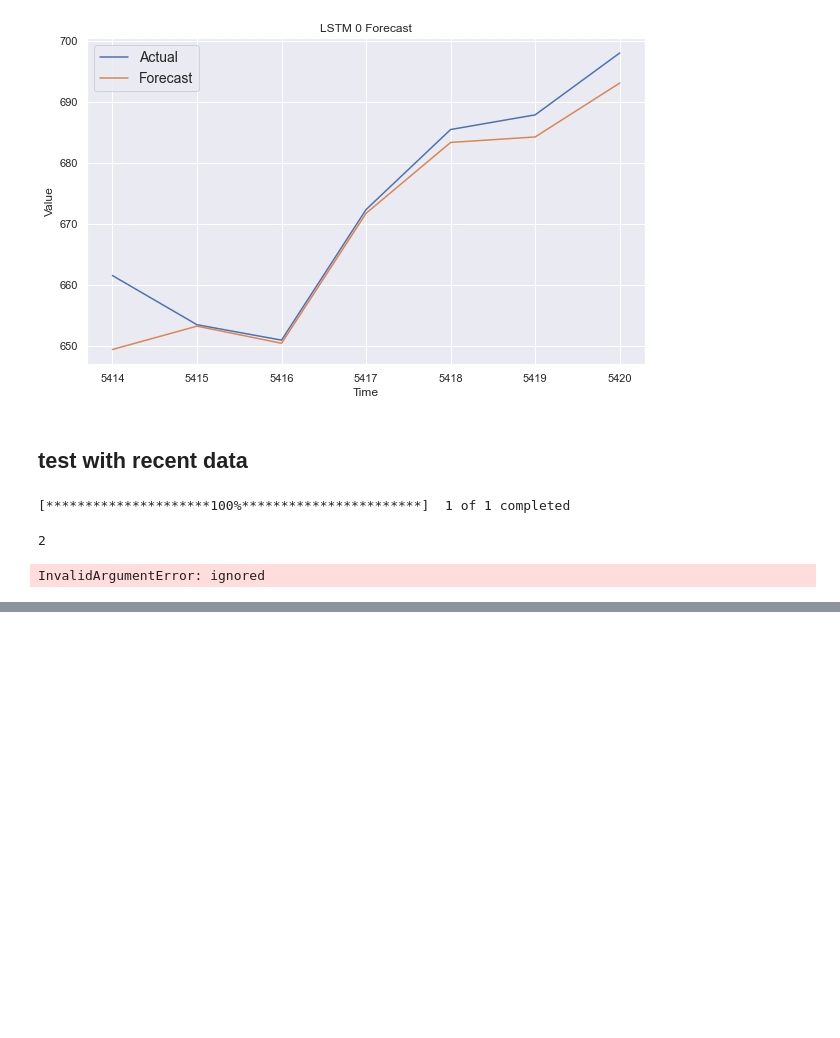
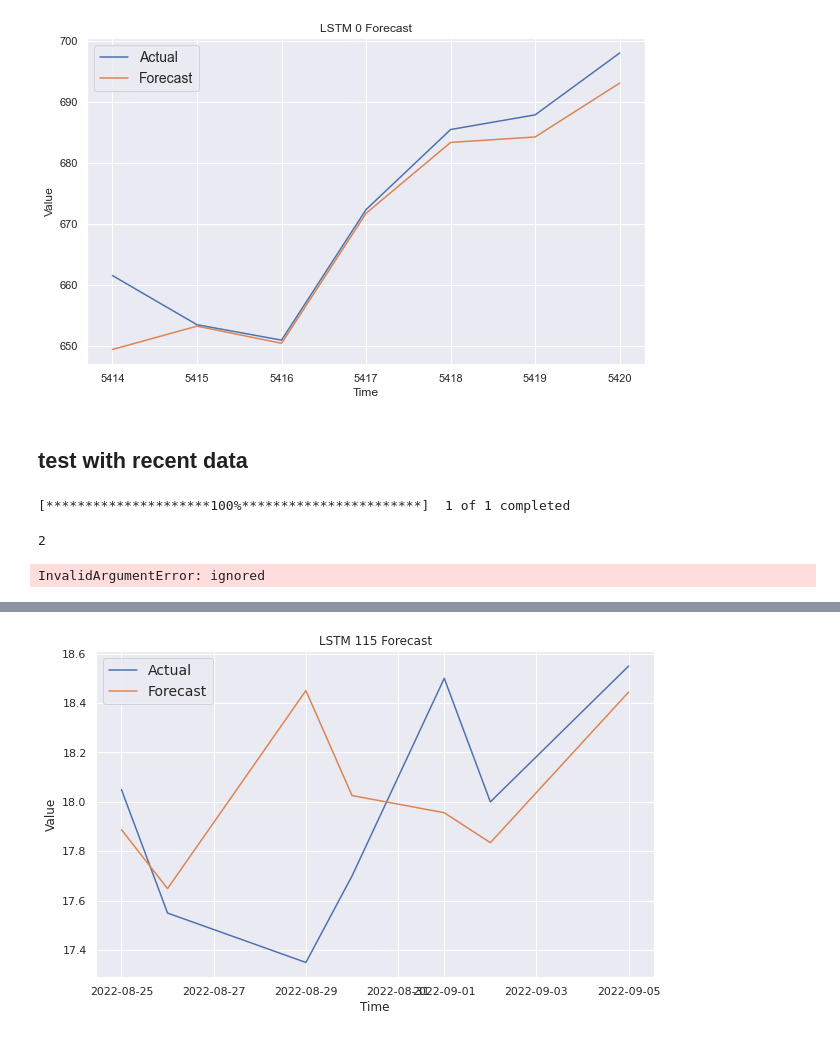
Before and after one commit to panditamey1/Stock-Prediction-using-different-models, a Jupyter notebook: stock_LSTM_Model.ipynb, the cells around one changed output, grey strips where cells are left out. Drawn from its saved outputs; the diff is of its cells as text; code cells hidden in the pictures; blank space fills up the shorter version.

```diff
--- a/stock_LSTM_Model.ipynb
+++ b/stock_LSTM_Model.ipynb
@@ -1063,0 +1409,4 @@ plt.show()
+# %%
+rel_stock_model.show_result(115,7)
+# %% [output]
+[figure, added]
```
Also changed, not shown: parts of 36 cells of this notebook.
